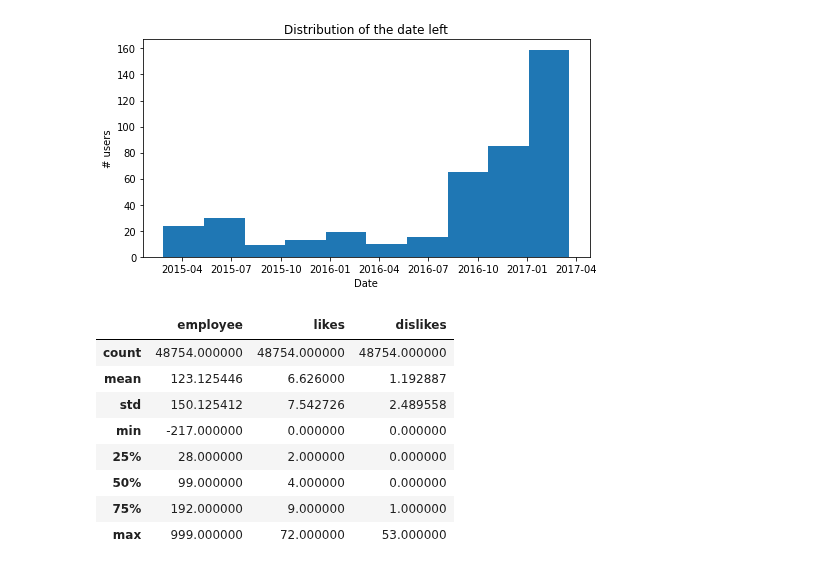
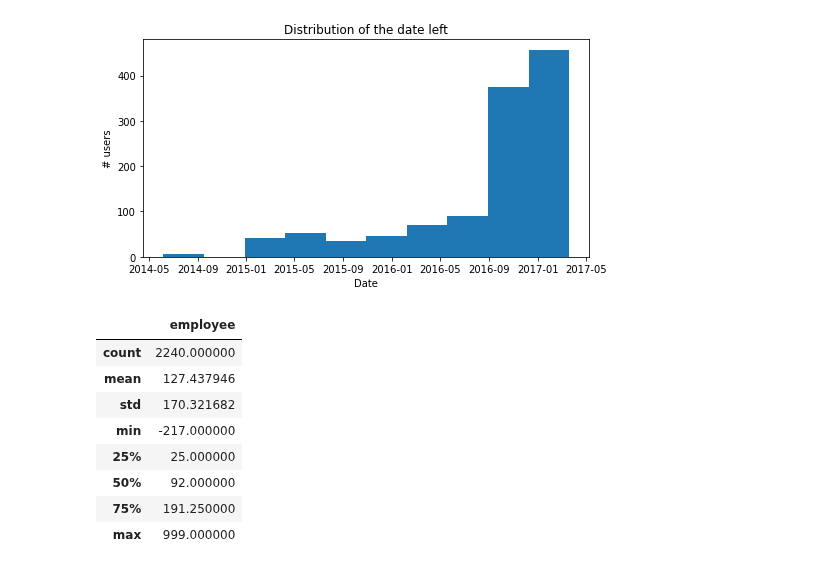
Before and after one commit to ceciliastern/ds_term_project, a Jupyter notebook: Data Preprocessing - Happiness Dataset.ipynb, the cells around one changed output. Drawn from its saved outputs; the diff is of its cells as text; code cells hidden in the pictures.

Commit message:
rename + preprocess with obs date

```diff
--- a/Data Preprocessing - Happiness Dataset.ipynb
+++ b/Data Preprocessing - Happiness Dataset.ipynb
@@ -22,29 +27,30 @@ cca_df.head()
 # %%
 # show the date distribution of employees who left the company
-churned_emp = churn_df[churn_df['employee'] < 0]
+churned_emp = churn_df[churn_df["stillExists"] == False]
 plt.figure(figsize=(8, 4))
 plt.hist(churned_emp['lastParticipationDate'])
 plt.title("Distribution of the date left")
 plt.xlabel("Date")
 plt.ylabel("# users")
 plt.show()
 # %% [output]
-[figure, old version]
+[figure, new version]
 # %%
 # Pick an arbitrary date
 import datetime
 date = datetime.datetime(2016, 11, 1)
 # %%
 # Find employees that have commented before a date
-cca_sliced = cca_df[cca_df['commentDate'] <= date]
+cca_sliced = cca_df[cca_df['commentDate'] <= date][["employee", "companyAlias"]]
+cca_sliced = cca_sliced.drop_duplicates()
 cca_sliced.describe()
 # %% [output]
-|  | employee | likes | dislikes |
-| count | 48754.000000 | 48754.000000 | 48754.000000 |
-| mean | 123.125446 | 6.626000 | 1.192887 |
-| std | 150.125412 | 7.542726 | 2.489558 |
-| min | -217.000000 | 0.000000 | 0.000000 |
-| 25% | 28.000000 | 2.000000 | 0.000000 |
-| 50% | 99.000000 | 4.000000 | 0.000000 |
-| 75% | 192.000000 | 9.000000 | 1.000000 |
-| max | 999.000000 | 72.000000 | 53.000000 |
+|  | employee |
+| count | 2240.000000 |
+| mean | 127.437946 |
+| std | 170.321682 |
+| min | -217.000000 |
+| 25% | 25.000000 |
+| 50% | 92.000000 |
+| 75% | 191.250000 |
+| max | 999.000000 |
```
Also changed, not shown: parts of 10 cells of this notebook, 3 other files.
